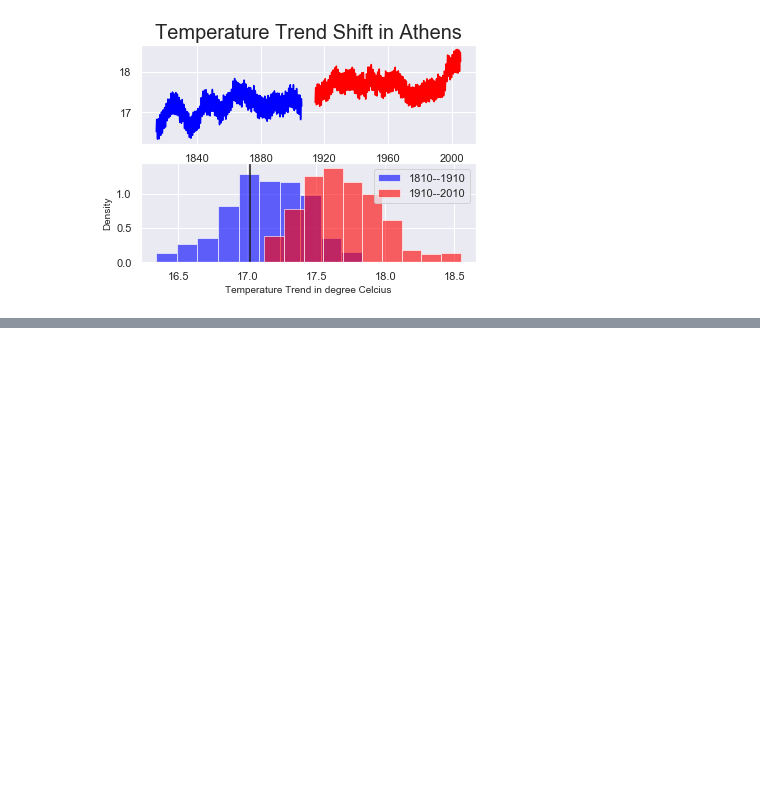
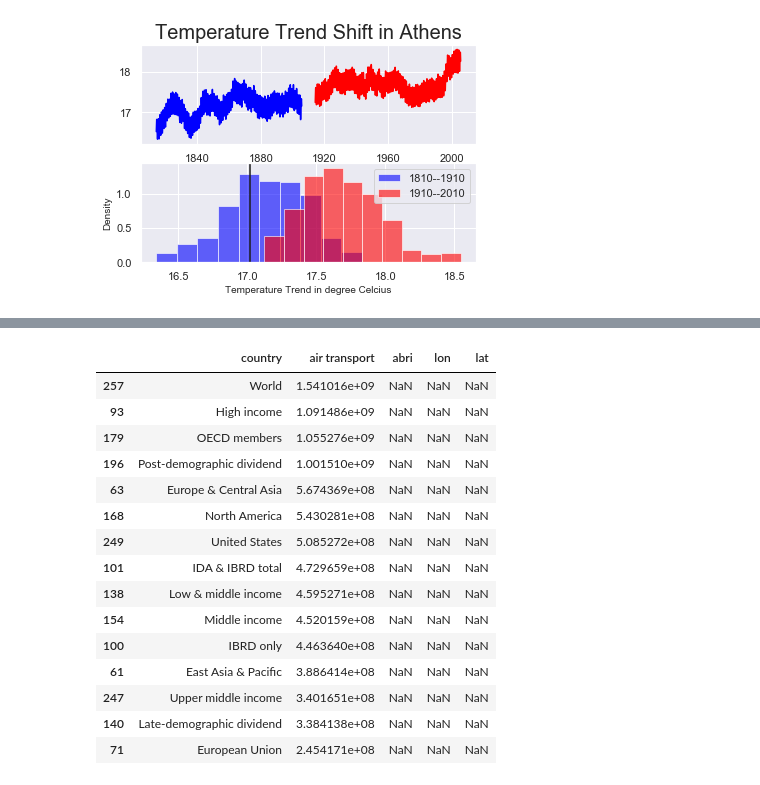
Before and after one commit to bijanfallah/Climate_Change_CIties_world, a Jupyter notebook: Climate_Change_plots.ipynb, the cells around one changed output, grey strips where cells are left out. Cells and saved outputs as stored; diff of their text form; code cells hidden in the pictures; blank space fills up the shorter version.

```diff
--- a/Climate_Change_plots.ipynb
+++ b/Climate_Change_plots.ipynb
@@ -833,0 +879,22 @@ this much of the recent climate is greater than the past climate :  0.9165971643
+# %%
+flight_final = flight_df.join(lon_lat.set_index('country'), on='country')
+#flight_final.sort_values(by=['air transport'],  ascending=False)[:15]
+flight_final.head()
+#flight_final.sort_values(by=['air transport'],  ascending=False)[:15]
+# %% [output]
+|  | country | air transport | abri | lon | lat |
+| 257 | World | 1.541016e+09 | NaN | NaN | NaN |
+| 93 | High income | 1.091486e+09 | NaN | NaN | NaN |
+| 179 | OECD members | 1.055276e+09 | NaN | NaN | NaN |
+| 196 | Post-demographic dividend | 1.001510e+09 | NaN | NaN | NaN |
+| 63 | Europe & Central Asia | 5.674369e+08 | NaN | NaN | NaN |
+| 168 | North America | 5.430281e+08 | NaN | NaN | NaN |
+| 249 | United States | 5.085272e+08 | NaN | NaN | NaN |
+| 101 | IDA & IBRD total | 4.729659e+08 | NaN | NaN | NaN |
+| 138 | Low & middle income | 4.595271e+08 | NaN | NaN | NaN |
+| 154 | Middle income | 4.520159e+08 | NaN | NaN | NaN |
+| 100 | IBRD only | 4.463640e+08 | NaN | NaN | NaN |
+| 61 | East Asia & Pacific | 3.886414e+08 | NaN | NaN | NaN |
+| 247 | Upper middle income | 3.401651e+08 | NaN | NaN | NaN |
+| 140 | Late-demographic dividend | 3.384138e+08 | NaN | NaN | NaN |
+| 71 | European Union | 2.454171e+08 | NaN | NaN | NaN |
```
Also changed, not shown: parts of 8 cells of this notebook.
